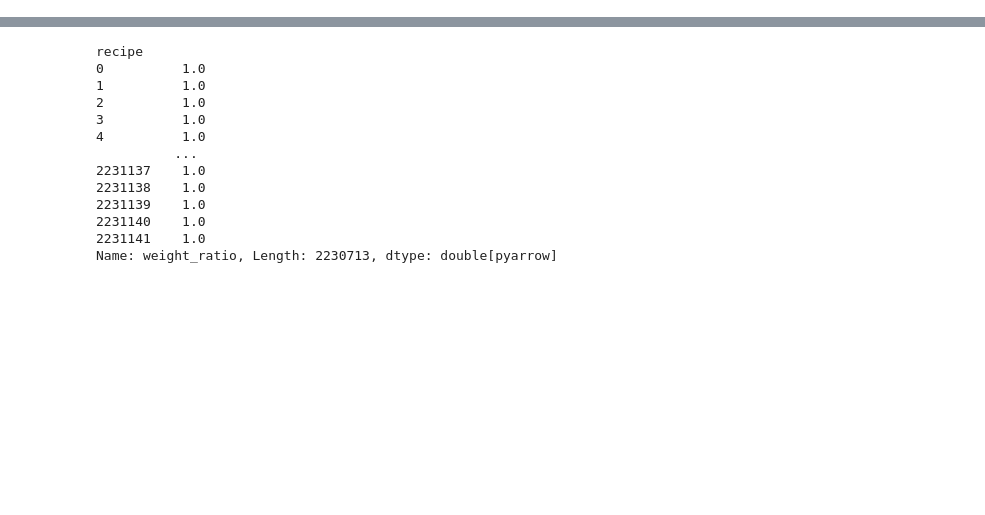
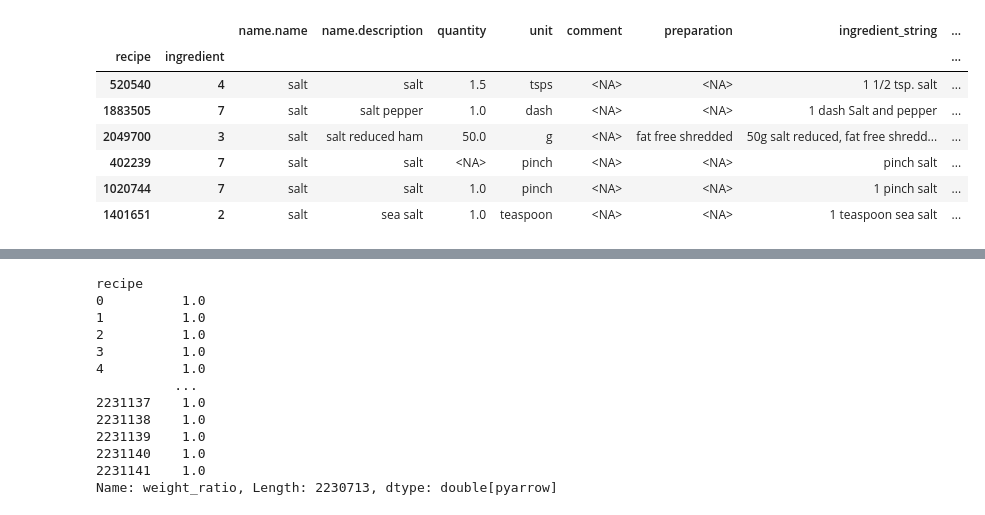
Before and after one commit to stephankostov/recipe-generator-dataset, a Jupyter notebook: notebooks/evaluation/final-weights-evaluate.ipynb, the cells around one changed output, grey strips where cells are left out. Saved outputs shown, nothing was run; the diff lists cells and outputs as text; code cells hidden in the pictures; blank space fills up the shorter version.

```diff
--- a/notebooks/evaluation/final-weights-evaluate.ipynb
+++ b/notebooks/evaluation/final-weights-evaluate.ipynb
@@ -10,0 +64,4 @@ import numpy as np
+# %%
+ingredient_weights = pd.read_feather(f'{root}/../data/local/density/partial/weights/0.feather')
+salt_wr = ingredient_weights.loc[ingredients_df.index[ingredients_df['name.name'] == 'salt']]
+salt_wr
@@ -10,0 +94,11 @@ import numpy as np
+# %%
+ingredients_df.loc[salt_wr[salt_wr['weight_ratio'] > 0.05].index]
+# %% [output]
+|  |  | name.name | name.description | quantity | unit | comment | preparation | ingredient_string | ... |
+| recipe | ingredient |  |  |  |  |  |  |  | ... |
+| 520540 | 4 | salt | salt | 1.5 | tsps | <NA> | <NA> | 1 1/2 tsp. salt | ... |
+| 1883505 | 7 | salt | salt pepper | 1.0 | dash | <NA> | <NA> | 1 dash Salt and pepper | ... |
+| 2049700 | 3 | salt | salt reduced ham | 50.0 | g | <NA> | fat free shredded | 50g salt reduced, fat free shredd... | ... |
+| 402239 | 7 | salt | salt | <NA> | pinch | <NA> | <NA> | pinch salt | ... |
+| 1020744 | 7 | salt | salt | 1.0 | pinch | <NA> | <NA> | 1 pinch salt | ... |
+| 1401651 | 2 | salt | sea salt | 1.0 | teaspoon | <NA> | <NA> | 1 teaspoon sea salt | ... |
```
Also changed, not shown: parts of 23 cells of this notebook, 17 other files.
